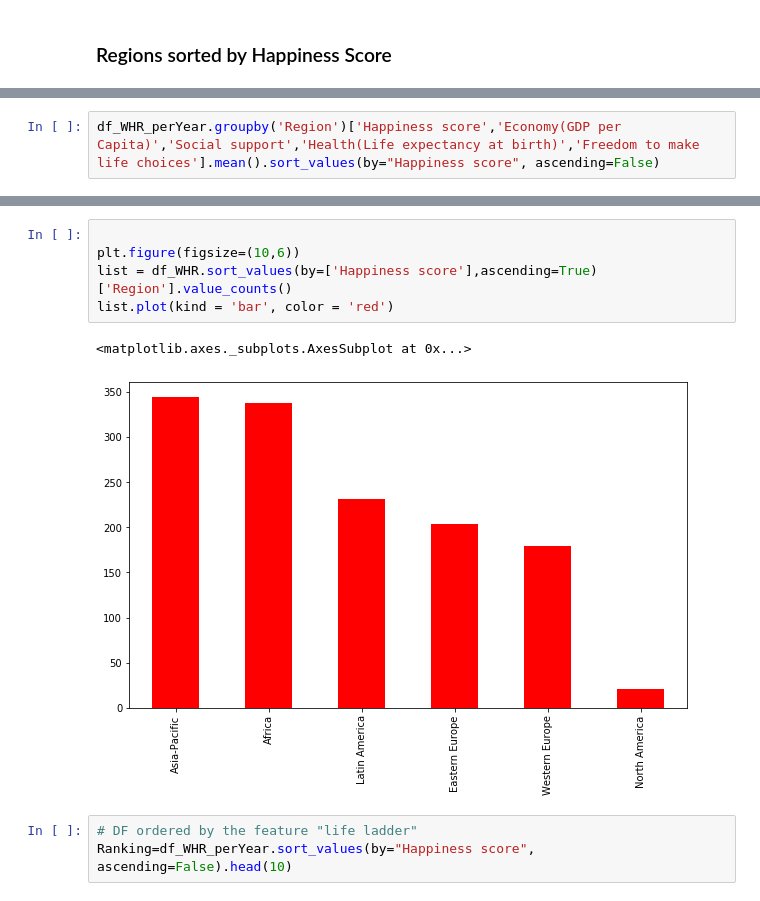
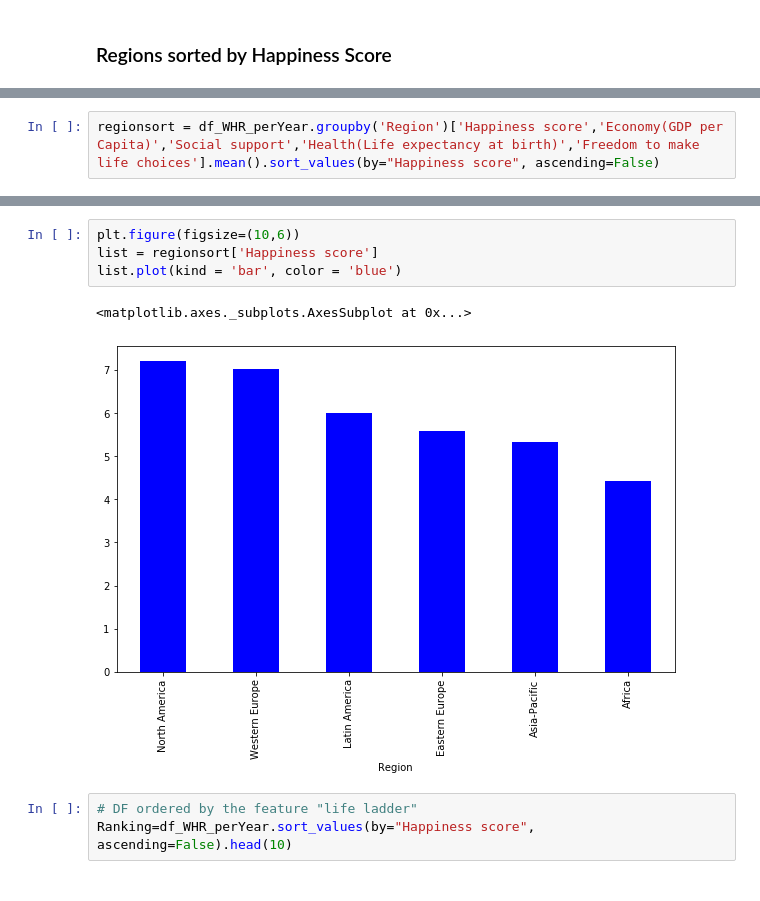
Before and after one commit to hackan98/DMML2019_Team_Nestle, a Jupyter notebook: code/Data_mining,_Project_group_Nestle.ipynb, the cells around one changed output, grey strips where cells are left out. Saved outputs shown, nothing was run; the diff lists cells and outputs as text.

```diff
--- a/code/Data_mining,_Project_group_Nestle.ipynb
+++ b/code/Data_mining,_Project_group_Nestle.ipynb
@@ -881,4 +891,4 @@ df_WHR_perYear.head()
 | 1191 | Paraguay | 2017 | 5.713295 | 9.085571 | 0.902043 | 65.500000 | ... |
 | 1178 | Panama | 2017 | 6.567659 | 10.010862 | 0.911905 | 69.500000 | ... |
 # %%
-df_WHR_perYear.groupby('Region')['Happiness score','Economy(GDP per Capita)','Social support','Health(Life expectancy at birth)','Freedom to make life choices'].mean().sort_values(by="Happiness score", ascending=False)
+regionsort = df_WHR_perYear.groupby('Region')['Happiness score','Economy(GDP per Capita)','Social support','Health(Life expectancy at birth)','Freedom to make life choices'].mean().sort_values(by="Happiness score", ascending=False)
@@ -894,11 +895,10 @@ df_WHR_perYear.groupby('Region')['Happiness score','Economy(GDP per Capita)','So
 # %%
-
 plt.figure(figsize=(10,6))
-list = df_WHR.sort_values(by=['Happiness score'],ascending=True)['Region'].value_counts()
-list.plot(kind = 'bar', color = 'red')
+list = regionsort['Happiness score']
+list.plot(kind = 'bar', color = 'blue')
 # %% [output]
 <matplotlib.axes._subplots.AxesSubplot at 0x...>
-[figure, old version]
+[figure, new version]
 # %%
 # DF ordered by the feature "life ladder"
 Ranking=df_WHR_perYear.sort_values(by="Happiness score", ascending=False).head(10)
```
Also changed, not shown: parts of 89 cells of this notebook.
